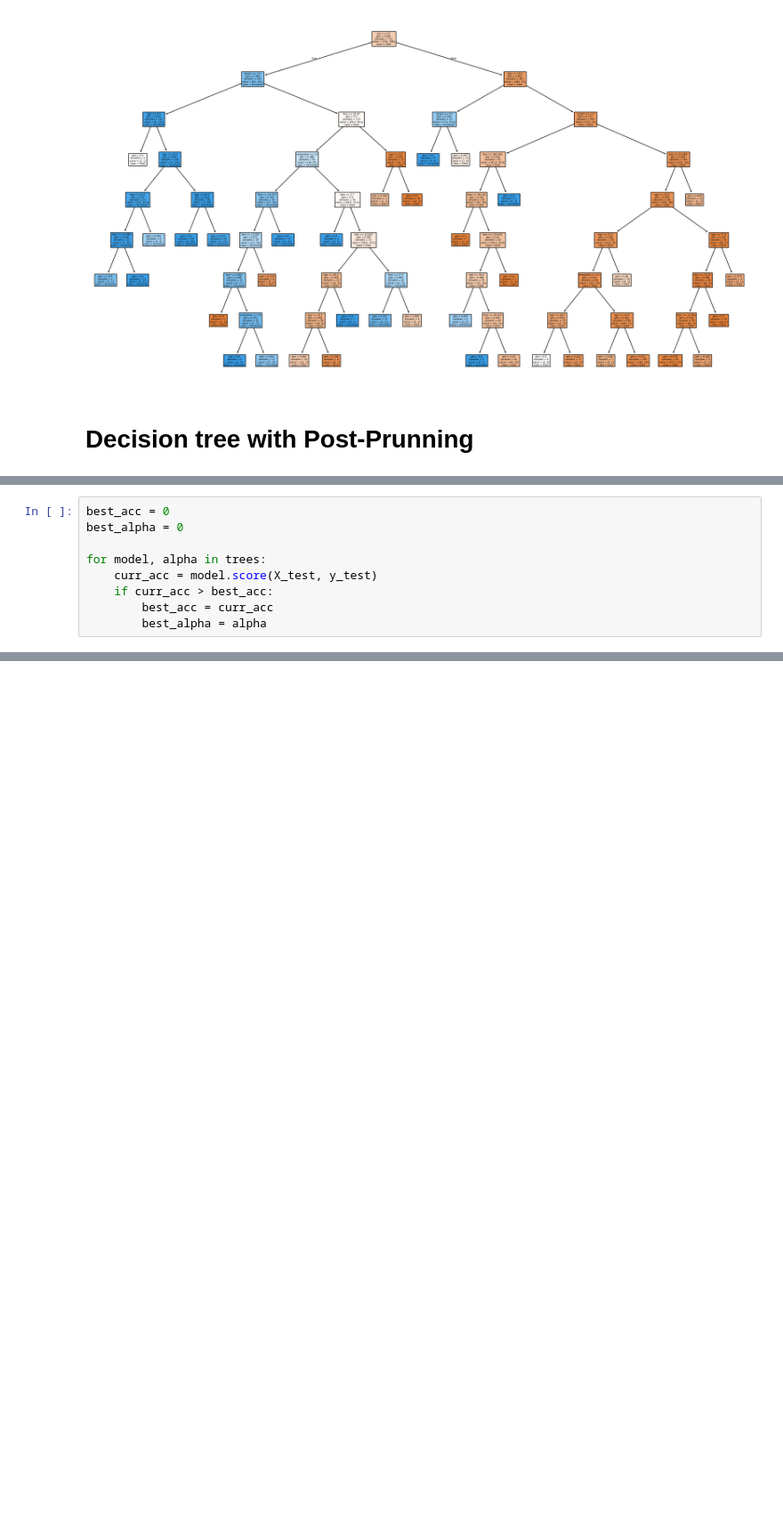
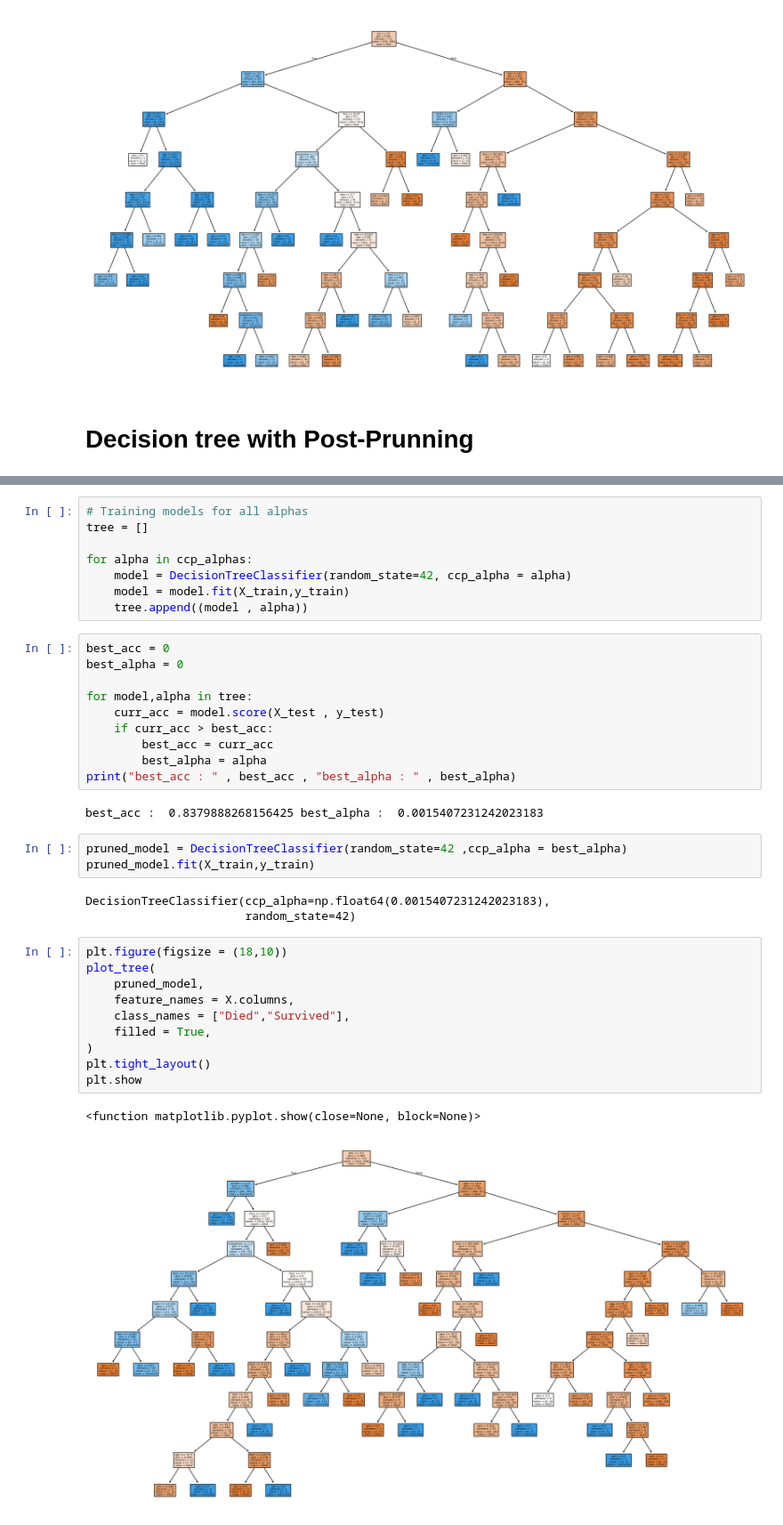
Before and after one commit to Tanmai-Thakre/Supervised_ML, a Jupyter notebook: Decision_trees/decision_tree.ipynb, the cells around one changed output, grey strips where cells are left out. Shown at 89% size. Saved outputs shown, nothing was run; the diff lists cells and outputs as text; blank space fills up the shorter version.

Commit message:
Best model after Pre & Post pruning

```diff
--- a/Decision_trees/decision_tree.ipynb
+++ b/Decision_trees/decision_tree.ipynb
@@ -199,9 +159,0 @@ for alpha in ccp_alphas:
-# %%
-best_acc = 0
-best_alpha = 0
-
-for model, alpha in trees:
-    curr_acc = model.score(X_test, y_test)
-    if curr_acc > best_acc:
-        best_acc = curr_acc
-        best_alpha = alpha
@@ -233,0 +187,39 @@ print(best_model.score(X_test, y_test))
+# %%
+# Training models for all alphas
+tree = []
+
+for alpha in ccp_alphas:
+    model = DecisionTreeClassifier(random_state=42, ccp_alpha = alpha)
+    model = model.fit(X_train,y_train)
+    tree.append((model , alpha))
+# %%
+best_acc = 0
+best_alpha = 0
+
+for model,alpha in tree:
+    curr_acc = model.score(X_test , y_test)
+    if curr_acc > best_acc:
+        best_acc = curr_acc
+        best_alpha = alpha
+print("best_acc : " , best_acc , "best_alpha : " , best_alpha)
+# %% [output]
+best_acc :  0.8379888268156425 best_alpha :  0.0015407231242023183
+# %%
+pruned_model = DecisionTreeClassifier(random_state=42 ,ccp_alpha = best_alpha)
+pruned_model.fit(X_train,y_train)
+# %% [output]
+DecisionTreeClassifier(ccp_alpha=np.float64(0.0015407231242023183),
+                       random_state=42)
+# %%
+plt.figure(figsize = (18,10))
+plot_tree(
+    pruned_model,
+    feature_names = X.columns,
+    class_names = ["Died","Survived"],
+    filled = True,
+)
+plt.tight_layout()
+plt.show
+# %% [output]
+<function matplotlib.pyplot.show(close=None, block=None)>
+[figure, added]
```
Also changed, not shown: parts of 15 cells of this notebook.
